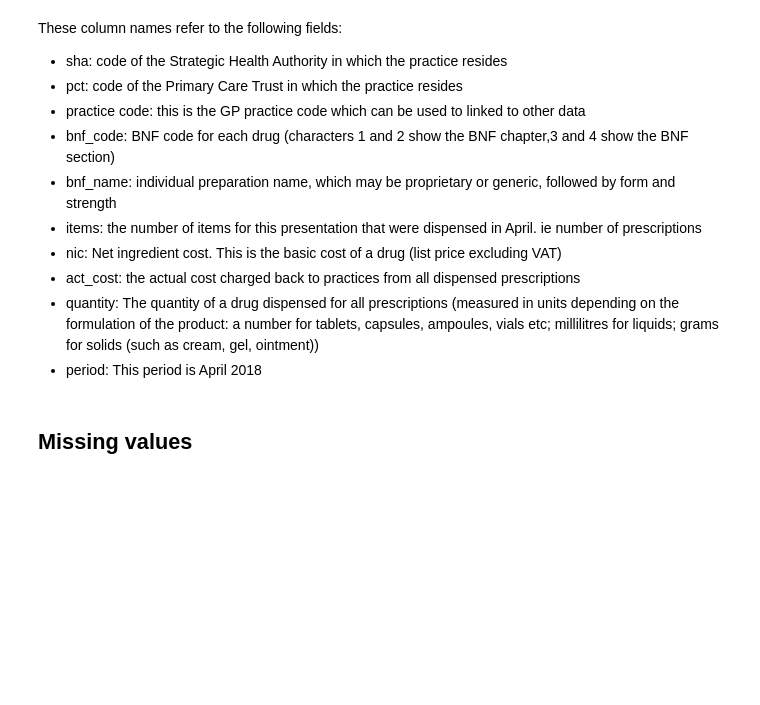
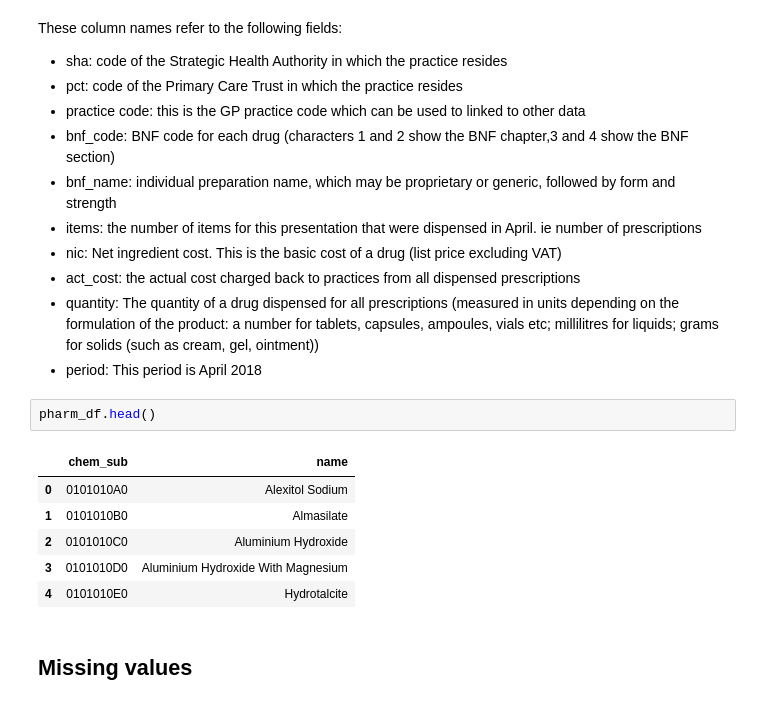
Before and after one commit to gtdalton/Health-Data-Science-MSc, a Jupyter notebook: General Practice Prescribing.ipynb, the cells around one changed output. Saved outputs shown, nothing was run; the diff lists cells and outputs as text; blank space fills up the shorter version.

```diff
--- a/General Practice Prescribing.ipynb
+++ b/General Practice Prescribing.ipynb
@@ -115,6 +127,15 @@ These column names refer to the following fields:
 - act_cost: the actual cost charged back to practices from all dispensed prescriptions
 - quantity: The quantity of a drug dispensed for all prescriptions (measured in units depending on the formulation of the product: a number for tablets, capsules, ampoules, vials etc; millilitres for liquids; grams for solids (such as cream, gel, ointment))
 - period: This period is April 2018
+# %%
+pharm_df.head()
+# %% [output]
+|  | chem_sub | name |
+| 0 | 0101010A0 | Alexitol Sodium |
+| 1 | 0101010B0 | Almasilate |
+| 2 | 0101010C0 | Aluminium Hydroxide |
+| 3 | 0101010D0 | Aluminium Hydroxide With Magnesium |
+| 4 | 0101010E0 | Hydrotalcite |
 # %% [markdown]
 ## Missing values
 # %%
```
Also changed, not shown: parts of 19 cells of this notebook.
